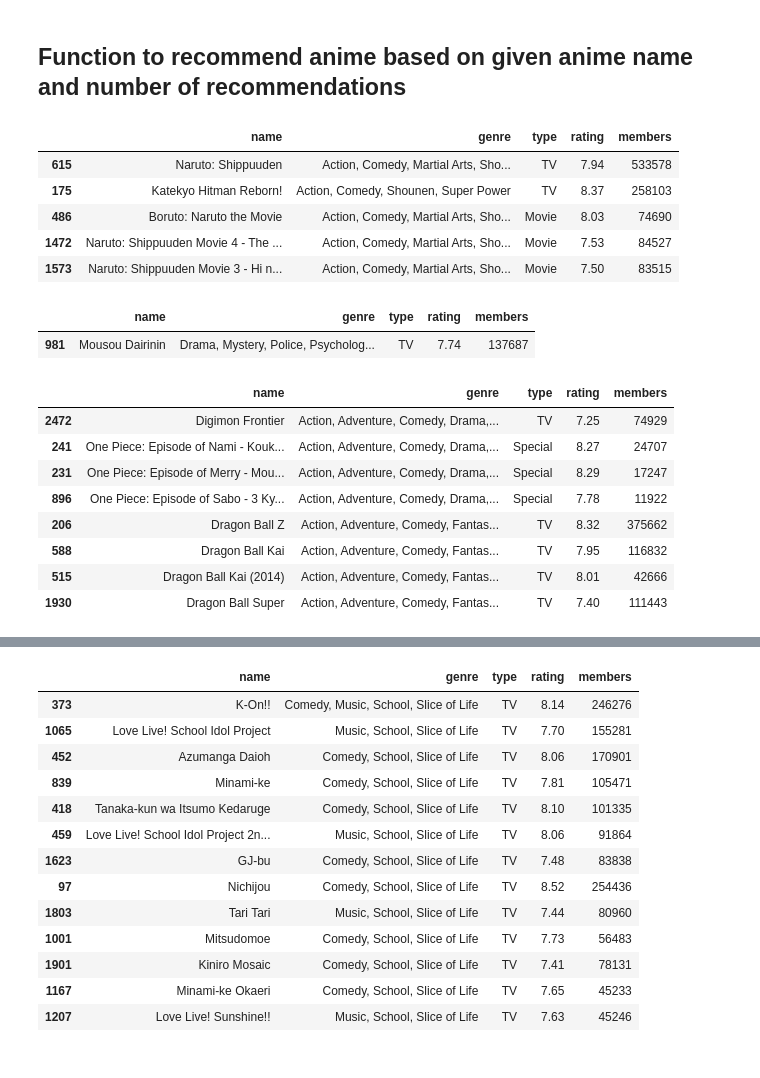
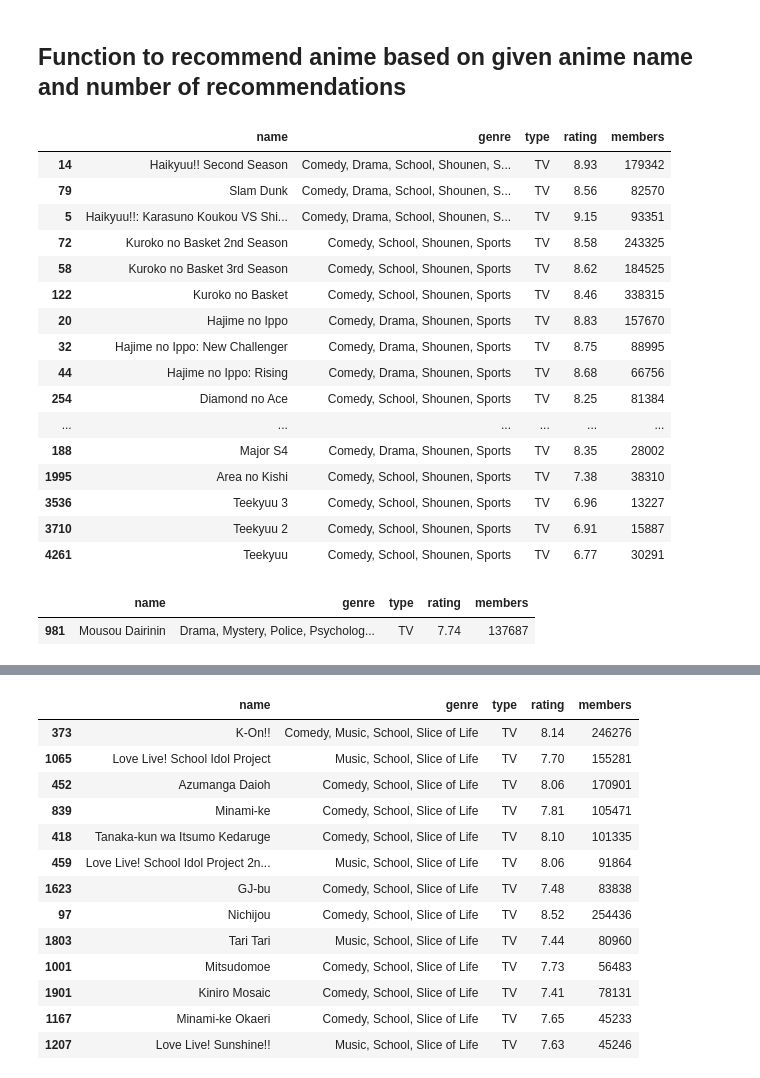
Before and after one commit to bhardwajharsh07/Anime-Recommendation-System, a Jupyter notebook: Anime_Recommendation_System.ipynb, the cells around one changed output, grey strips where cells are left out. Cells and saved outputs as stored; diff of their text form; code cells hidden in the pictures.

```diff
--- a/Anime_Recommendation_System.ipynb
+++ b/Anime_Recommendation_System.ipynb
@@ -244,5 +260,5 @@ The list is as follows:
 # %%
-pd.reset_option('display.max_rows')
+# pd.reset_option('display.max_rows')
 # %%
 df.nlargest(7, 'episodes')[['name', 'episodes', 'type']]
 # %% [output]
@@ -380,29 +406,28 @@ def recommend(anime, num_recommendations=10):
     recommendations = df.iloc[indices[0][1:]]
 
     return recommendations[["name", "genre", "type", "rating", "members"]]
-# %%
-recommend("Naruto", 5)
-# %% [output]
-|  | name | genre | type | rating | members |
-| 615 | Naruto: Shippuuden | Action, Comedy, Martial Arts, Sho... | TV | 7.94 | 533578 |
-| 175 | Katekyo Hitman Reborn! | Action, Comedy, Shounen, Super Power | TV | 8.37 | 258103 |
-| 486 | Boruto: Naruto the Movie | Action, Comedy, Martial Arts, Sho... | Movie | 8.03 | 74690 |
-| 1472 | Naruto: Shippuuden Movie 4 - The ... | Action, Comedy, Martial Arts, Sho... | Movie | 7.53 | 84527 |
-| 1573 | Naruto: Shippuuden Movie 3 - Hi n... | Action, Comedy, Martial Arts, Sho... | Movie | 7.50 | 83515 |
+# %%
+recommend("Haikyuu!!", 20)
+# %% [output]
+|  | name | genre | type | rating | members |
+| 14 | Haikyuu!! Second Season | Comedy, Drama, School, Shounen, S... | TV | 8.93 | 179342 |
+| 79 | Slam Dunk | Comedy, Drama, School, Shounen, S... | TV | 8.56 | 82570 |
+| 5 | Haikyuu!!: Karasuno Koukou VS Shi... | Comedy, Drama, School, Shounen, S... | TV | 9.15 | 93351 |
+| 72 | Kuroko no Basket 2nd Season | Comedy, School, Shounen, Sports | TV | 8.58 | 243325 |
+| 58 | Kuroko no Basket 3rd Season | Comedy, School, Shounen, Sports | TV | 8.62 | 184525 |
+| 122 | Kuroko no Basket | Comedy, School, Shounen, Sports | TV | 8.46 | 338315 |
+| 20 | Hajime no Ippo | Comedy, Drama, Shounen, Sports | TV | 8.83 | 157670 |
+| 32 | Hajime no Ippo: New Challenger | Comedy, Drama, Shounen, Sports | TV | 8.75 | 88995 |
+| 44 | Hajime no Ippo: Rising | Comedy, Drama, Shounen, Sports | TV | 8.68 | 66756 |
+| 254 | Diamond no Ace | Comedy, School, Shounen, Sports | TV | 8.25 | 81384 |
+| ... | ... | ... | ... | ... | ... |
+| 188 | Major S4 | Comedy, Drama, Shounen, Sports | TV | 8.35 | 28002 |
+| 1995 | Area no Kishi | Comedy, School, Shounen, Sports | TV | 7.38 | 38310 |
+| 3536 | Teekyuu 3 | Comedy, School, Shounen, Sports | TV | 6.96 | 13227 |
+| 3710 | Teekyuu 2 | Comedy, School, Shounen, Sports | TV | 6.91 | 15887 |
+| 4261 | Teekyuu | Comedy, School, Shounen, Sports | TV | 6.77 | 30291 |
 # %%
 recommend("Death Note", 1)
 # %% [output]
 |  | name | genre | type | rating | members |
 | 981 | Mousou Dairinin | Drama, Mystery, Police, Psycholog... | TV | 7.74 | 137687 |
-# %%
-recommend("One Piece", 8)
-# %% [output]
-|  | name | genre | type | rating | members |
-| 2472 | Digimon Frontier | Action, Adventure, Comedy, Drama,... | TV | 7.25 | 74929 |
-| 241 | One Piece: Episode of Nami - Kouk... | Action, Adventure, Comedy, Drama,... | Special | 8.27 | 24707 |
-| 231 | One Piece: Episode of Merry - Mou... | Action, Adventure, Comedy, Drama,... | Special | 8.29 | 17247 |
-| 896 | One Piece: Episode of Sabo - 3 Ky... | Action, Adventure, Comedy, Drama,... | Special | 7.78 | 11922 |
-| 206 | Dragon Ball Z | Action, Adventure, Comedy, Fantas... | TV | 8.32 | 375662 |
-| 588 | Dragon Ball Kai | Action, Adventure, Comedy, Fantas... | TV | 7.95 | 116832 |
-| 515 | Dragon Ball Kai (2014) | Action, Adventure, Comedy, Fantas... | TV | 8.01 | 42666 |
-| 1930 | Dragon Ball Super | Action, Adventure, Comedy, Fantas... | TV | 7.40 | 111443 |
```
Also changed, not shown: parts of 5 cells of this notebook.
